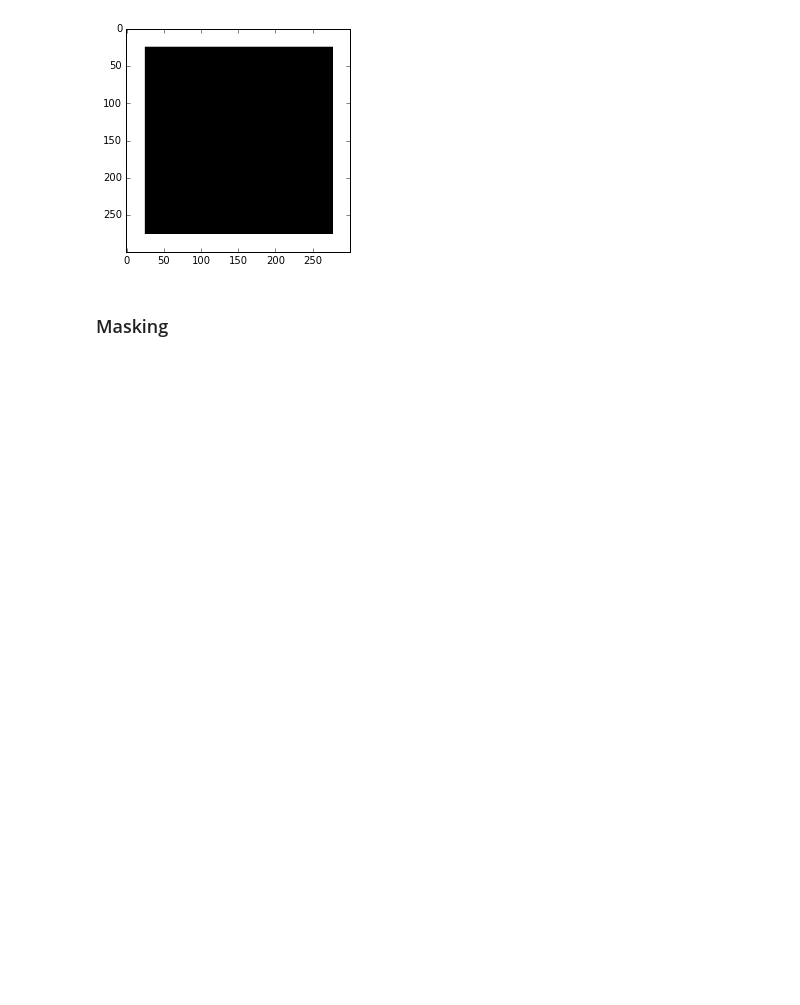
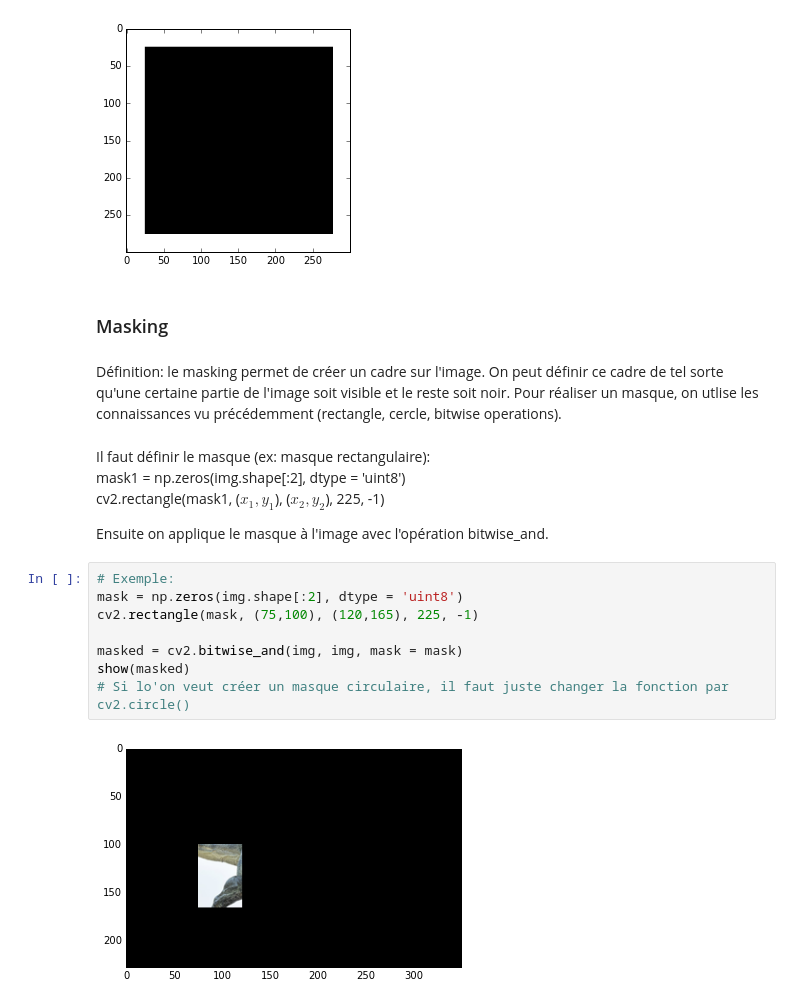
Before and after one commit to Bugnon/oc-2017, a Jupyter notebook: exam/Benoit_OpenCV.ipynb, the cells around one changed output. Cells and saved outputs as stored; diff of their text form; blank space fills up the shorter version.

```diff
--- a/exam/Benoit_OpenCV.ipynb
+++ b/exam/Benoit_OpenCV.ipynb
@@ -388,3 +393,21 @@ show(bitwiseNot)
 [figure]
 # %% [markdown]
 ### Masking
+# %% [markdown]
+Définition: le masking permet de créer un cadre sur l'image. On peut définir ce cadre de tel sorte qu'une certaine partie de l'image soit visible et le reste soit noir. Pour réaliser un masque, on utlise les connaissances vu précédemment (rectangle, cercle, bitwise operations).
+# %% [markdown]
+Il faut définir le masque (ex: masque rectangulaire):
+mask1 = np.zeros(img.shape[:2], dtype = 'uint8')
+cv2.rectangle(mask1, ($x_1 , y_1$), ($x_2 , y_2$), 225, -1)
+
+Ensuite on applique le masque à l'image avec l'opération bitwise_and.
+# %%
+# Exemple:
+mask = np.zeros(img.shape[:2], dtype = 'uint8')
+cv2.rectangle(mask, (75,100), (120,165), 225, -1)
+
+masked = cv2.bitwise_and(img, img, mask = mask)
+show(masked)
+# Si lo'on veut créer un masque circulaire, il faut juste changer la fonction par cv2.circle()
+# %% [output]
+[figure, added]
```
Also changed, not shown: parts of 47 cells of this notebook.
